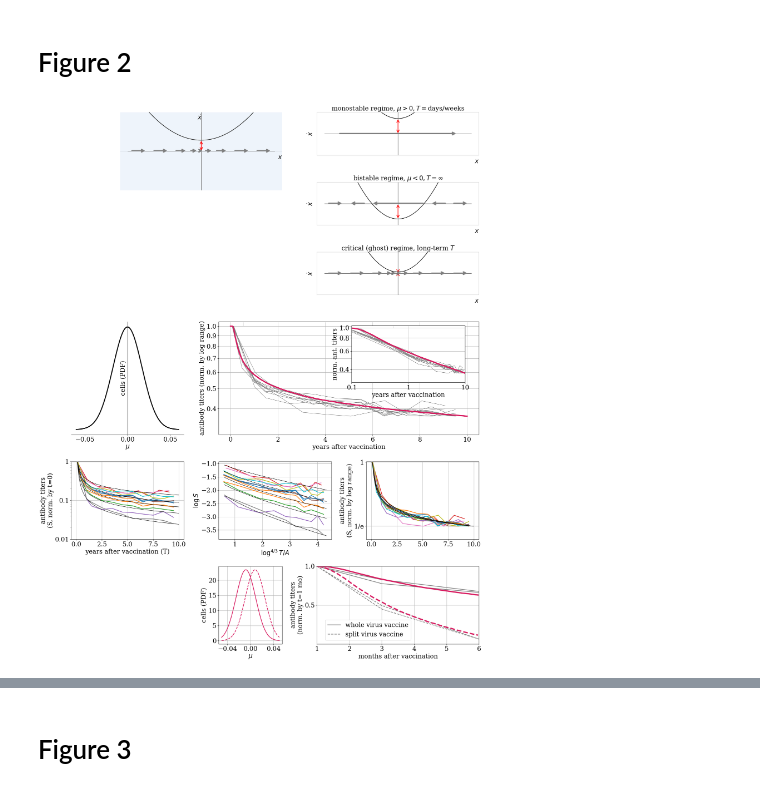
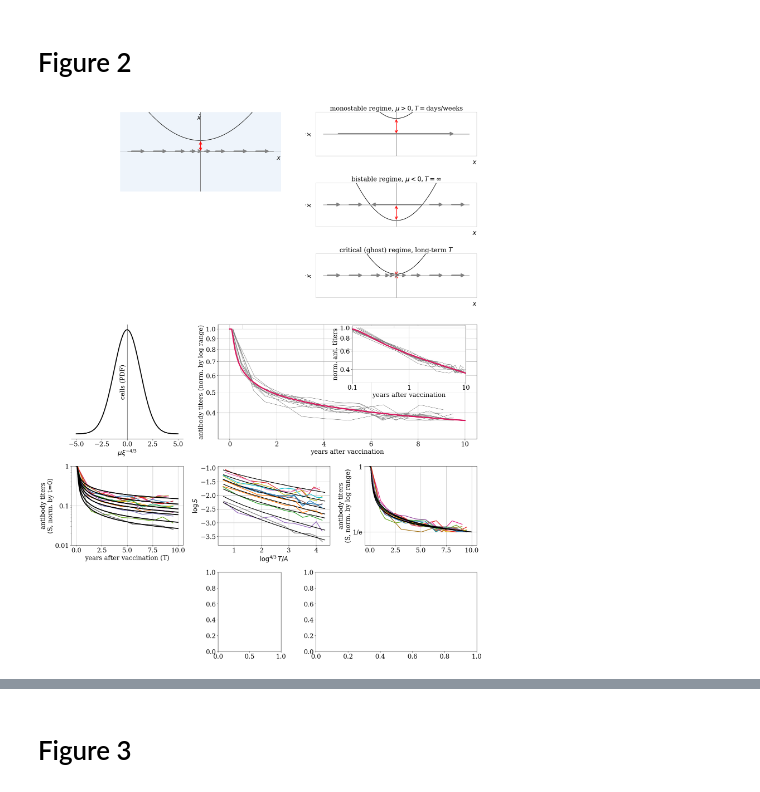
Before and after one commit to karin-lab/pc_memory, a Jupyter notebook: production/production.ipynb, the cells around one changed output, grey strips where cells are left out. Drawn from its saved outputs; the diff is of its cells as text; code cells hidden in the pictures.

```diff
--- a/production/production.ipynb
+++ b/production/production.ipynb
@@ -379,10 +600,11 @@ def plot_influenza_fit(ax_influenza,ax_dists,mu_inf_lower=-0.008,mu_inf_upper=0.
 # %%
 def plot_collapse(ax_collapsed,ax_scaled,ax_orig):
-    std_val=parameters_["MU_STD"]
+    std_val=parameters_human["mu_std"]
     surv_arr_mu = []
-    muvals=np.linspace(-0.002,0.012,5)
+    muvals=np.arange(-0.2,1.01,.2) * (parameters_human["sigma"]**(4/3))
     for mu in muvals:
-        t_out,surv_ = NormalFormRunner(parameters_).get_distirbution_of_exit_times_sampled(N=ITER_MODE,mu_mean=mu,mu_std=std_val,tmax_years=10)
+        mufunc = lambda: mu + np.random.normal(scale=parameters_human["mu_std"])
+        t_out,surv_ = NormalFormRunner(parameters_human).get_distirbution_of_exit_times_sampled(N=ITER_MODE,mu_dist=mufunc,tmax_years=10)
         surv_arr_mu.append(surv_)
 
     def gen_x_y(A=0.5,tmax=10):
@@ -396,7 +618,7 @@ def plot_collapse(ax_collapsed,ax_scaled,ax_orig):
     for surv_ in surv_arr_mu:
         y=np.log(surv_)
         y = (y-y.min())/(y.max()-y.min())
-        ax_collapsed.plot(t_out,np.exp(y)/np.exp(1),c='k',lw=1)
+        ax_collapsed.plot(t_out,np.exp(y)/np.exp(1),c='k',lw=2)
     ax_collapsed.set_ylim([0.3,1.01])
     ax_collapsed.set_yticks([np.exp(-1),1])
     ax_collapsed.set_yticklabels(["1/e","1"])
@@ -406,7 +628,7 @@ def plot_collapse(ax_collapsed,ax_scaled,ax_orig):
         ax_scaled.plot(x,y,lw=2)
     for surv_ in surv_arr_mu:
         r_t_out,r_surv_ = t_out[t_out>1],surv_[t_out>1]
-        ax_scaled.plot(np.log(r_t_out*2)**(4/3),np.log(r_surv_),c='k',lw=1)
+        ax_scaled.plot(np.log(r_t_out*2)**(4/3),np.log(r_surv_),c='k',lw=2)
 
 
     ax_scaled.set_ylabel("$\log{S}$")
@@ -415,7 +637,7 @@ def plot_collapse(ax_collapsed,ax_scaled,ax_orig):
 
     plotVaccineDatasets(ax_orig,vaccine_datasets,gray=False,legend=False,collapse_log_range=False)
     for surv_ in surv_arr_mu:
-        ax_orig.plot(t_out,surv_,c='k',lw=1)
+        ax_orig.plot(t_out,surv_,c='k',lw=3)
 
     ax_orig.set_ylim([0.01,1])
     ax_orig.set_yticks([0.01,0.1,1])
@@ -448,33 +670,32 @@ dists_ax = fig.add_subplot(grid[13:, 3:-4])
 influenza_ax = fig.add_subplot(grid[13:, -4:])
 
 ax_orig = fig.add_subplot(grid[10:13, :3])
 ax_scaled = fig.add_subplot(grid[10:13, 3:6])
 ax_collapsed = fig.add_subplot(grid[10:13, 6:])
 
 
 
 
 
 
 left, bottom, width, height = [0.7, 0.5, 0.25, 0.1]
 fit_inset_ax = fig.add_axes([left, bottom, width, height])
 
 all_dyn_figs(dyn_ax_monostable,dyn_ax_bistable,dyn_ax_ghost)
 
 plot_vaccine_fit(fit_ax,fit_inset_ax)
 
 plot_collapse(ax_collapsed,ax_scaled,ax_orig)
 
-plot_influenza_fit(influenza_ax,dists_ax)
 generate_dy_ghost_basic(dyn_ax_ghost_basic)
 
 empty_ax.axis('off')
 
 
 
 
 
 fig.tight_layout()
-#fig.savefig("../figures/figure_2.png",dpi=600)
+fig.savefig("../../figures/figure_2.png",dpi=600)
 # %% [output]
-[figure, old version]
+[figure, new version]
```
Also changed, not shown: parts of 29 cells of this notebook.
